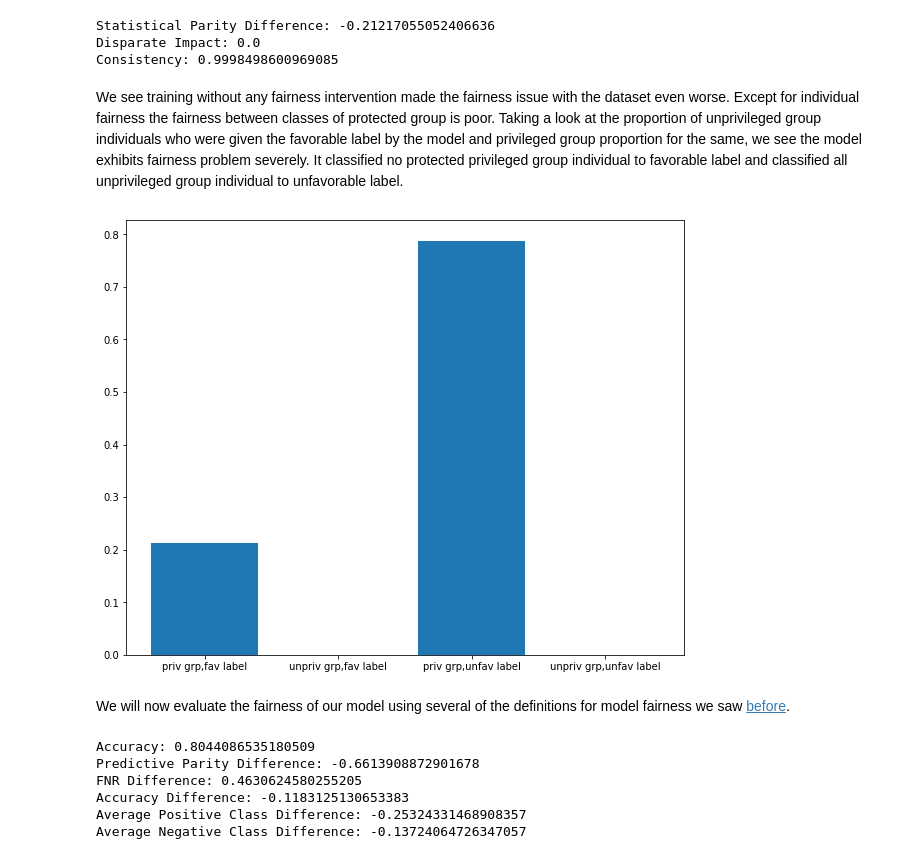
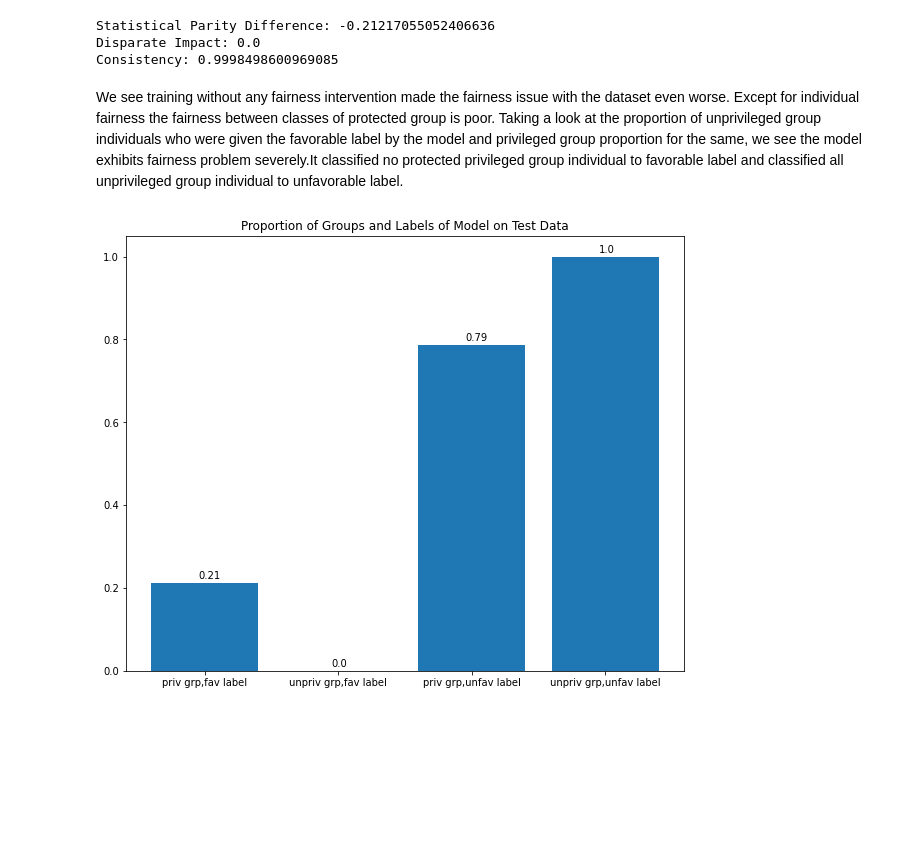
Before and after one commit to RishiDarkDevil/Regularization-Based-Fair-Classifier, a Jupyter notebook: Fairness-Definitions-Comparison.ipynb, the cells around one changed output. Saved outputs shown, nothing was run; the diff lists cells and outputs as text; code cells hidden in the pictures; blank space fills up the shorter version.

Commit message:
make small plot changes

```diff
--- a/Fairness-Definitions-Comparison.ipynb
+++ b/Fairness-Definitions-Comparison.ipynb
@@ -105,8 +105,11 @@ def plot_prop_prtced_grp_lab(data, title="", figsize=(10,8)):
     n_p_unfav = len(np.where(np.logical_and(data.features[:,feature_idx] == data.privileged_protected_attributes[0],data.labels == data.unfavorable_label) == True)[0])
     n_unp_unfav = len(np.where(np.logical_and(data.features[:,feature_idx] == data.unprivileged_protected_attributes[0],data.labels == data.unfavorable_label) == True)[0])
     plt.figure(figsize=figsize)
-    plt.bar(['priv grp,fav label','unpriv grp,fav label', 'priv grp,unfav label', 'unpriv grp,unfav label'],
-           [n_p_fav/(n_p_fav+n_p_unfav), n_unp_fav/(n_unp_fav+n_unp_unfav), n_p_unfav/(n_p_fav+n_p_unfav), n_unp_fav/(n_unp_fav+n_unp_unfav)])
+    xlocs = [i for i in range(4)]
+    y = [n_p_fav/(n_p_fav+n_p_unfav), n_unp_fav/(n_unp_fav+n_unp_unfav), n_p_unfav/(n_p_fav+n_p_unfav), n_unp_unfav/(n_unp_fav+n_unp_unfav)]
+    plt.bar(['priv grp,fav label','unpriv grp,fav label', 'priv grp,unfav label', 'unpriv grp,unfav label'], y)
+    for i, v in enumerate(y):
+        plt.text(xlocs[i] - 0.05, v + 0.01, str(round(v,2)))
     plt.title(title)
     plt.show()
 # %%
@@ -191,29 +194,8 @@ Statistical Parity Difference: -0.21217055052406636
 Disparate Impact: 0.0
 Consistency: 0.9998498600969085
 # %% [markdown]
-We see training without any fairness intervention made the fairness issue with the dataset even worse. Except for individual fairness the fairness between classes of protected group is poor. Taking a look at the proportion of unprivileged group individuals who were given the favorable label by the model and privileged group proportion for the same, we see the model exhibits fairness problem severely. It classified no protected privileged group individual to favorable label and classified all unprivileged group individual to unfavorable label.
+We see training without any fairness intervention made the fairness issue with the dataset even worse. Except for individual fairness the fairness between classes of protected group is poor. Taking a look at the proportion of unprivileged group individuals who were given the favorable label by the model and privileged group proportion for the same, we see the model exhibits fairness problem severely.It classified no protected privileged group individual to favorable label and classified all unprivileged group individual to unfavorable label.
 # %%
-plot_prop_prtced_grp_lab(dset_tst_pred)
+plot_prop_prtced_grp_lab(dset_tst_pred, "Proportion of Groups and Labels of Model on Test Data")
 # %% [output]
-[figure, old version]
+[figure, new version]
-# %% [markdown]
-We will now evaluate the fairness of our model using several of the definitions for model fairness we saw [before](Fair-Classifier.ipynb).
-# %%
-mod_metrics = ClassificationMetric(dset_raw_tst, dset_tst_pred,
-                                            unprivileged_groups=unpriv_group,
-                                            privileged_groups=priv_group)
-print("Accuracy:", mod_metrics.accuracy())
-print("Predictive Parity Difference:", mod_metrics.positive_predictive_value(False)-mod_metrics.positive_predictive_value(True))
-print("FNR Difference:", mod_metrics.false_negative_rate_difference())
-print("Accuracy Difference:", mod_metrics.error_rate_difference())
-print("Average Positive Class Difference:", np.mean(dset_tst_prob[(dset_raw_tst.labels.ravel() == 1.)&(dset_raw_tst.features[:,1].ravel() == 0.)])
-                                        - np.mean(dset_tst_prob[(dset_raw_tst.labels.ravel() == 1.)&(dset_raw_tst.features[:,1].ravel() == 1.)]))
-print("Average Negative Class Difference:", np.mean(dset_tst_prob[(dset_raw_tst.labels.ravel() == 0.)&(dset_raw_tst.features[:,1].ravel() == 0.)])
-                                        - np.mean(dset_tst_prob[(dset_raw_tst.labels.ravel() == 0.)&(dset_raw_tst.features[:,1].ravel() == 1.)]))
-# %% [output]
-Accuracy: 0.8044086535180509
-Predictive Parity Difference: -0.6613908872901678
-FNR Difference: 0.4630624580255205
-Accuracy Difference: -0.1183125130653383
-Average Positive Class Difference: -0.25324331468908357
-Average Negative Class Difference: -0.13724064726347057
```
Also changed, not shown: parts of 12 cells of this notebook.
